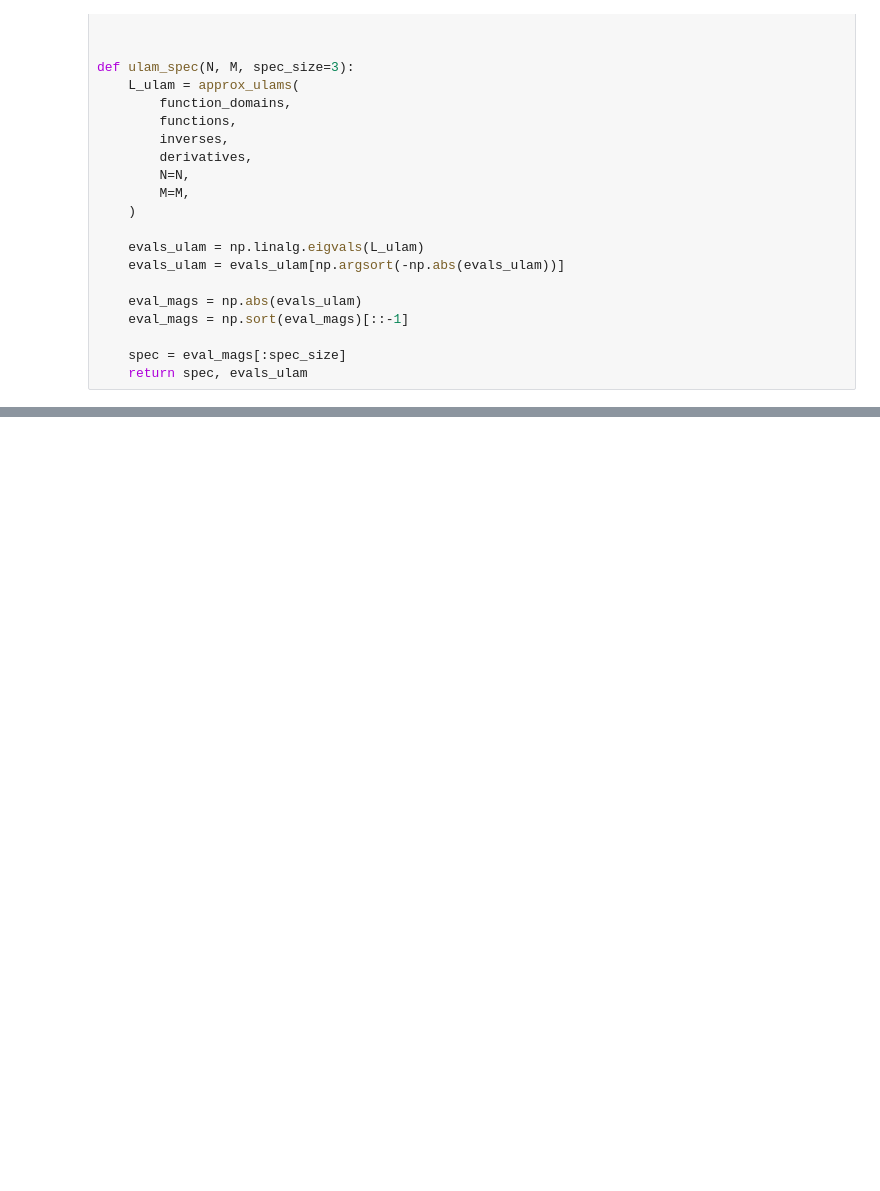
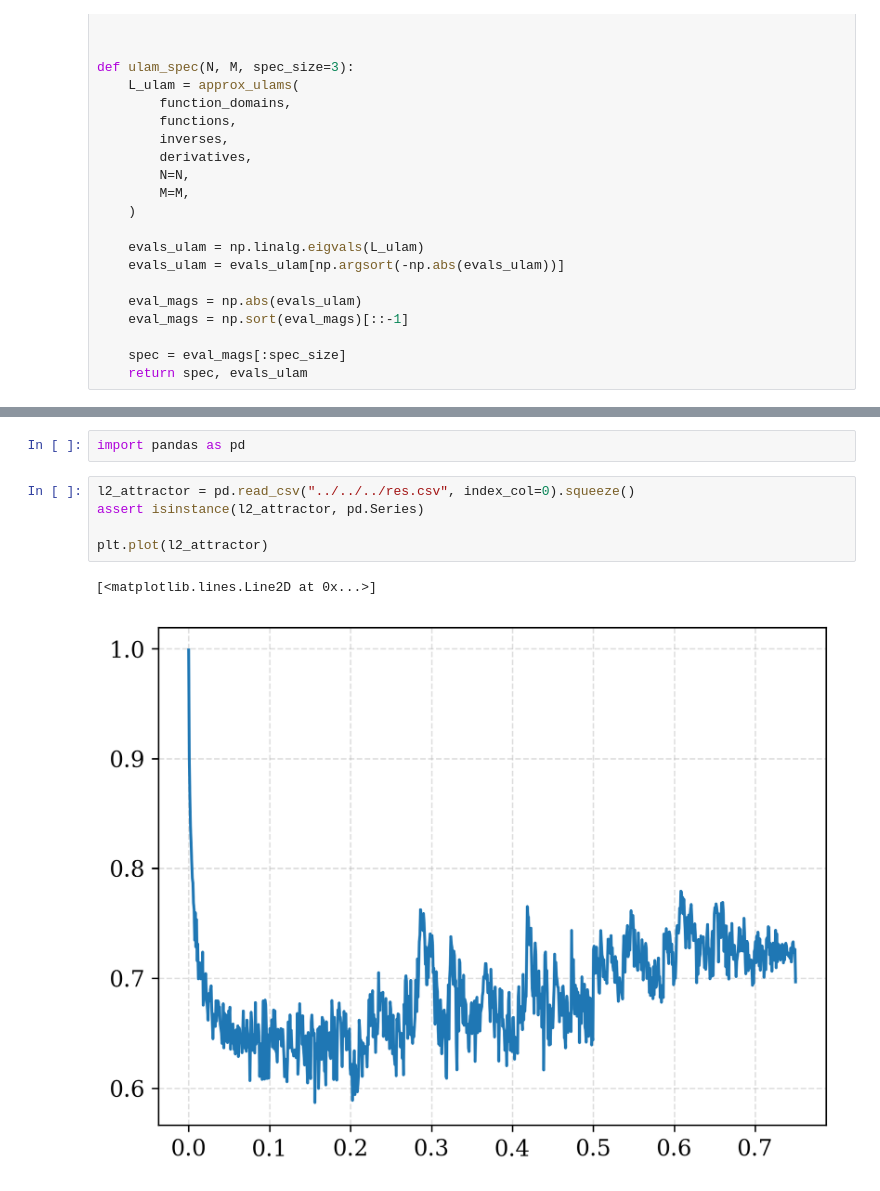
Before and after one commit to dbruwel/chebyshev-hofbauer-resonances, a Jupyter notebook: experiments/notebooks/general_tent_map/accuracy_analysis.ipynb, the cells around one changed output, grey strips where cells are left out. Cells and saved outputs as stored; diff of their text form; blank space fills up the shorter version.

Commit message:
feat: attractor setup

```diff
--- a/experiments/notebooks/general_tent_map/accuracy_analysis.ipynb
+++ b/experiments/notebooks/general_tent_map/accuracy_analysis.ipynb
@@ -88,0 +235,10 @@ plt.axhline(ulam_res[0][1])
+# %%
+import pandas as pd
+# %%
+l2_attractor = pd.read_csv("../../../res.csv", index_col=0).squeeze()
+assert isinstance(l2_attractor, pd.Series)
+
+plt.plot(l2_attractor)
+# %% [output]
+[<matplotlib.lines.Line2D at 0x...>]
+[figure, added]
```
Also changed, not shown: parts of 19 cells of this notebook, 11 other files.
